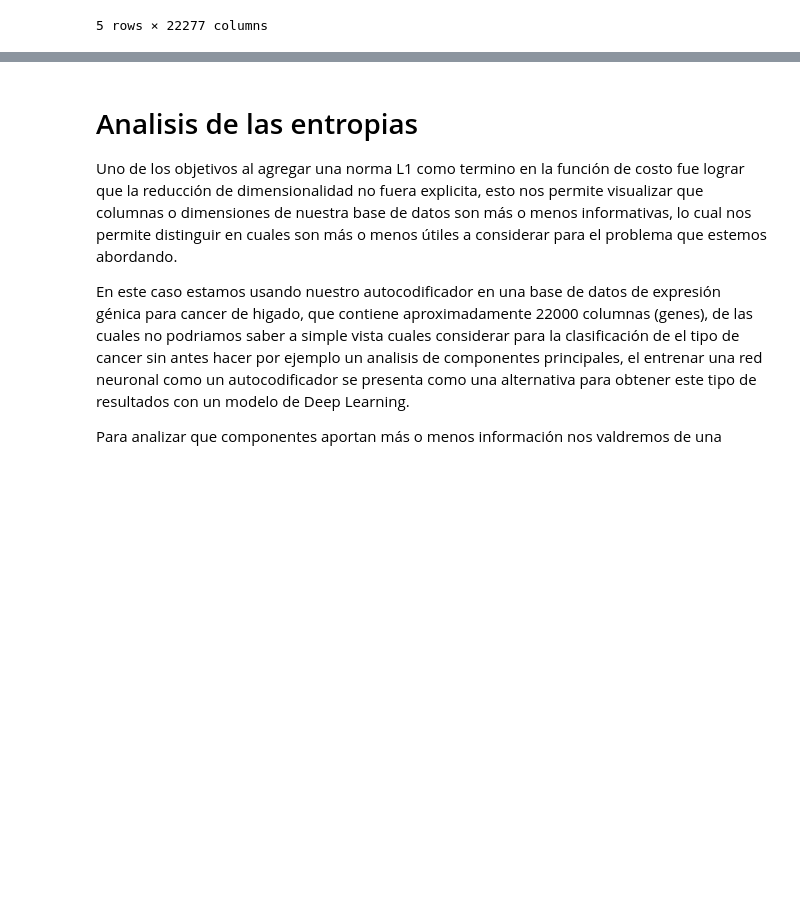
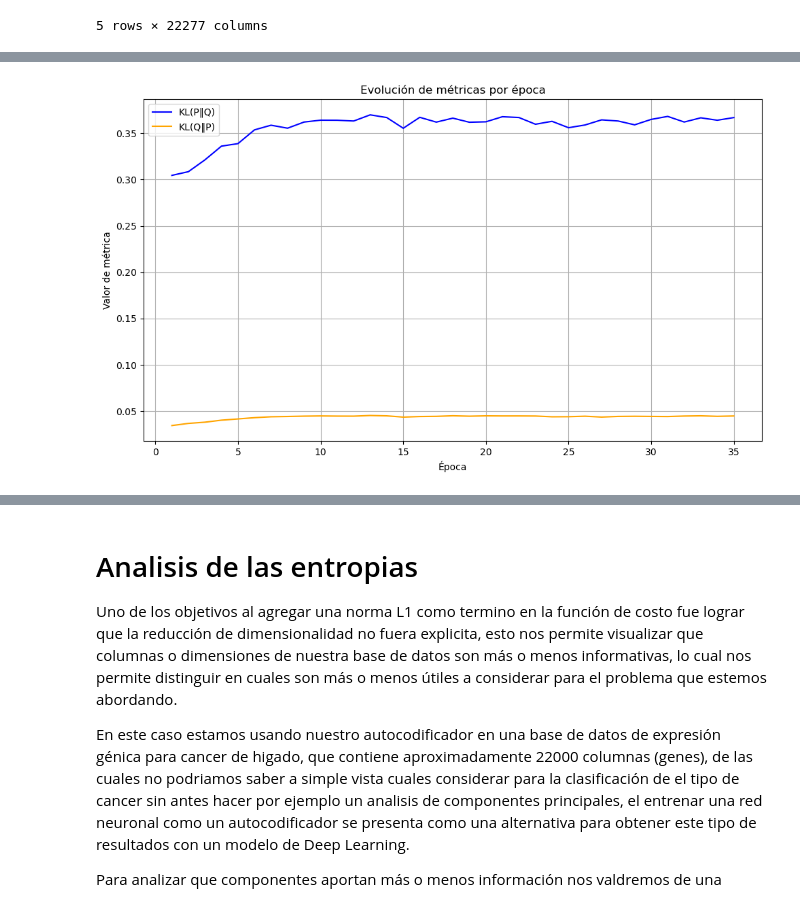
Before and after one commit to LibniReyes/Full-Dim-L1-Autoencoder-, a Jupyter notebook: Full Dimention L1 Autoencoder.ipynb, the cells around one changed output, grey strips where cells are left out. Cells and saved outputs as stored; diff of their text form; code cells hidden in the pictures; blank space fills up the shorter version.

Commit message:
se implementa el  tracker de entropias  discreto

```diff
--- a/Full Dimention L1 Autoencoder.ipynb
+++ b/Full Dimention L1 Autoencoder.ipynb
@@ -152,6 +201,7 @@ dataset = dataset.shuffle(buffer_size=357).batch(mini_batch_size)
 # %%
 autoencoder = Autoencoder(encoder, decoder, l1_norm_weight, recon_weight)
 autoencoder.compile(optimizer=keras.optimizers.Adam(learning_rate))
-history = autoencoder.fit(dataset, epochs=35,)
+tracker = EntropyTracker(encoder=autoencoder.encoder, data=data)
+history = autoencoder.fit(dataset, epochs=35,callbacks=[tracker])
 # %% [output]
 Epoch 1/35
@@ -174,3 +224,4 @@ Epoch 35/35
+[figure, added]
 # %%
 
 plt.plot(history.history['loss'], label='TOTAL LOSS')
```
Also changed, not shown: parts of 8 cells of this notebook.
